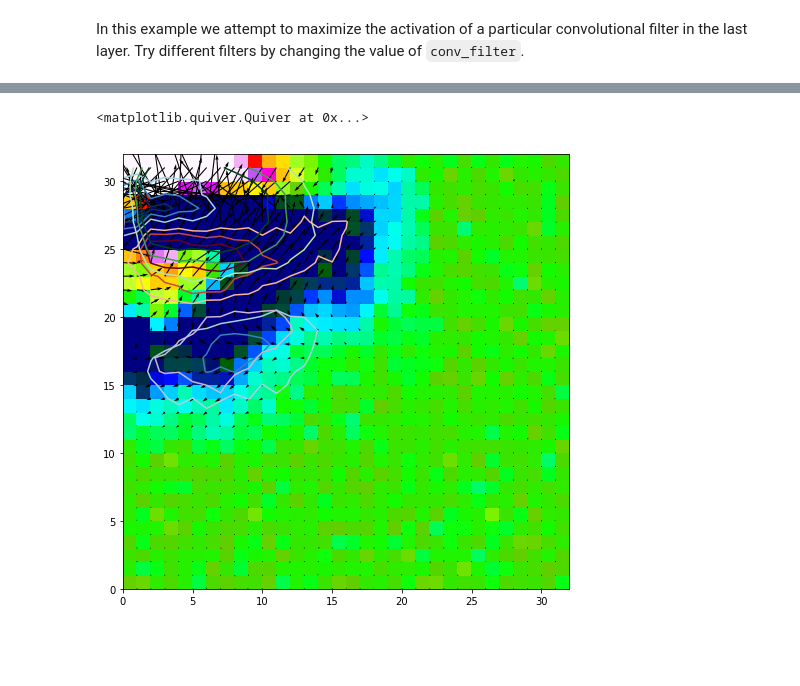
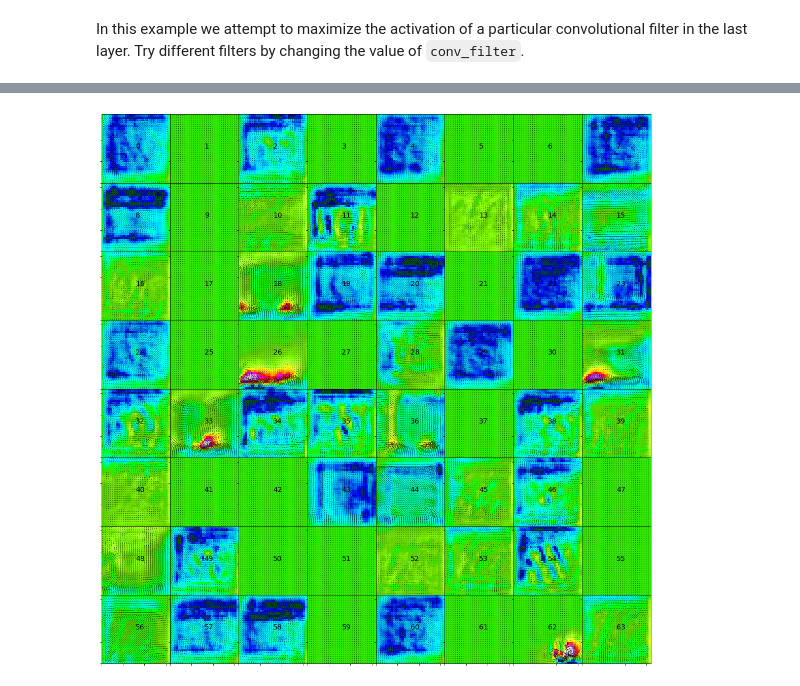
Before and after one commit to djgagne/swirlnet, a Jupyter notebook: notebooks/deep_swirl_tutorial.ipynb, the cells around one changed output, grey strips where cells are left out. Saved outputs shown, nothing was run; the diff lists cells and outputs as text; code cells hidden in the pictures; blank space fills up the shorter version.

```diff
--- a/notebooks/deep_swirl_tutorial.ipynb
+++ b/notebooks/deep_swirl_tutorial.ipynb
@@ -604,0 +605,13 @@ plt.quiver(input_img_data[0, :, :, 3], input_img_data[0, :, :, 4], scale=100)
+# %%
+out_diff = K.mean((dense_model.layers[-1].output - 1) ** 2)
+grad = K.gradients(out_diff, [dense_model.input])[0]
+grad /= K.maximum(K.sqrt(K.mean(grad ** 2)), K.epsilon())
+iterate = K.function([dense_model.input, K.learning_phase()],
+                         [out_diff, grad])
+#input_img_data_dense = np.random.normal(scale=0.1, size=(1, 32, 32, len(in_vars)))
+input_img_data_dense = np.zeros(shape=(1, 32, 32, len(in_vars)))
+
+for i in range(10):
+    out_loss, out_grad = iterate([input_img_data_dense, 0])
+    input_img_data_dense -= out_grad * 0.1
+    print(out_loss, out_grad.max())
@@ -651,26 +695,29 @@ Text(0.5,0.98,'Convolution Filter Weights')
 # %% [markdown]
 In this example we attempt to maximize the activation of a particular convolutional filter in the last layer. Try different filters by changing the value of `conv_filter`.
 # %%
-conv_filter = 25
+fig, axes = plt.subplots(8, 8 , figsize=(16, 16), sharex=True, sharey=True)
+plt.subplots_adjust(0.02, 0.02, 0.96, 0.96, wspace=0,hspace=0)
 #n_range = slice(conv_filter * 16, conv_filter * 16 + 16)
-out_diff = K.abs(K.max(conv_model.layers[-4].output[0, :, :, conv_filter]) - 3)
-grad = K.gradients(out_diff, [conv_model.input])[0]
-grad /= K.maximum(K.sqrt(K.mean(grad ** 2)), K.epsilon())
-iterate = K.function([conv_model.input, K.learning_phase()],
-                         [out_diff, grad])
-input_img_data_neuron = np.random.normal(scale=0.1, size=(1, 32, 32, len(in_vars)))
-#input_img_data_neuron = np.zeros((1, 32, 32, len(in_vars)))
-for i in range(20):
-    out_loss, out_grad = iterate([input_img_data_neuron, 1])
-    input_img_data_neuron -= out_grad * 0.1
-    print(out_loss, out_grad.max())
-plt.figure(figsize=(8, 8))
-plt.pcolormesh(input_img_data_neuron[0, :, :, 0] * scaling_values.loc[0, "std"] + scaling_values.loc[0, "mean"],
-               vmin=-10, vmax=80, cmap="gist_ncar")
-plt.contour(input_img_data_neuron[0, :, :, 1], [-3, -2, -1, 1, 2, 3], vmin=-3, vmax=3, cmap="RdBu_r")
-plt.contour(input_img_data_neuron[0, :, :, 2], [-3, -2, -1, 1, 2, 3], vmin=-3, vmax=3, cmap="PRGn")
+for conv_filter, ax in enumerate(axes.ravel()):
+    print(conv_filter)
+    out_diff = K.abs(K.mean(conv_model.layers[-4].output[0, :, :, conv_filter]) - 2)
+    grad = K.gradients(out_diff, [conv_model.input])[0]
+    grad /= K.maximum(K.sqrt(K.mean(grad ** 2)), K.epsilon())
+    iterate = K.function([conv_model.input, K.learning_phase()],
+                             [out_diff, grad])
+    #input_img_data_neuron = np.random.normal(scale=0.1, size=(1, 32, 32, len(in_vars)))
+    input_img_data_neuron = np.zeros((1, 32, 32, len(in_vars)))
+    for i in range(10):
+        out_loss, out_grad = iterate([input_img_data_neuron, 1])
+        input_img_data_neuron -= out_grad * 0.1
+    ax.pcolormesh(input_img_data_neuron[0, :, :, 0] * scaling_values.loc[0, "std"] + scaling_values.loc[0, "mean"],
+                   vmin=-10, vmax=80, cmap="gist_ncar")
+    ax.quiver(input_img_data_neuron[0, :, :, -2]* scaling_values.loc[1, "std"] + scaling_values.loc[1, "mean"],
+               input_img_data_neuron[0, :, :, -1]* scaling_values.loc[2, "std"] + scaling_values.loc[2, "mean"],
+               scale=100)
+    ax.xaxis.set_ticklabels([])
+    ax.yaxis.set_ticklabels([])
+    ax.text(16,16, conv_filter, fontsize=14)
 
-#plt.contour(gaussian_filter(input_img_data[0, :, :, 3], 1), vmin=-4, vmax=4, cmap="Greens")
-#plt.colorbar()
-plt.quiver(input_img_data_neuron[0, :, :, 3], input_img_data_neuron[0, :, :, 4])
+plt.savefig("mean_conv_filter_activations.png", dpi=300, bbox_inches="tight")
 # %% [output]
@@ -697,2 +741 @@ plt.quiver(input_img_data_neuron[0, :, :, 3], input_img_data_neuron[0, :, :, 4])
-<matplotlib.quiver.Quiver at 0x...>
-[figure, old version]
+[figure, new version]
```
Also changed, not shown: parts of 27 cells of this notebook.
